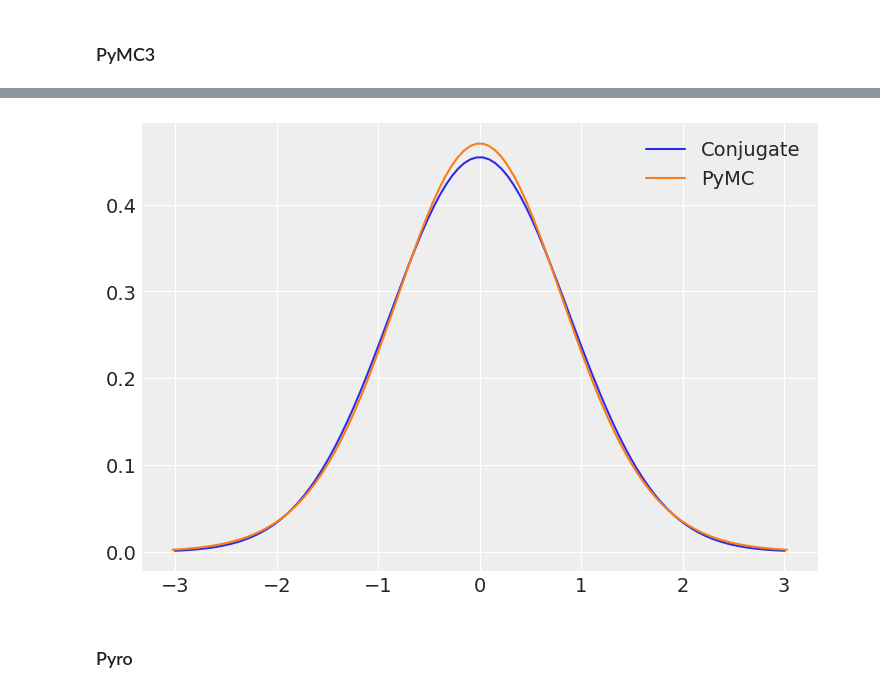
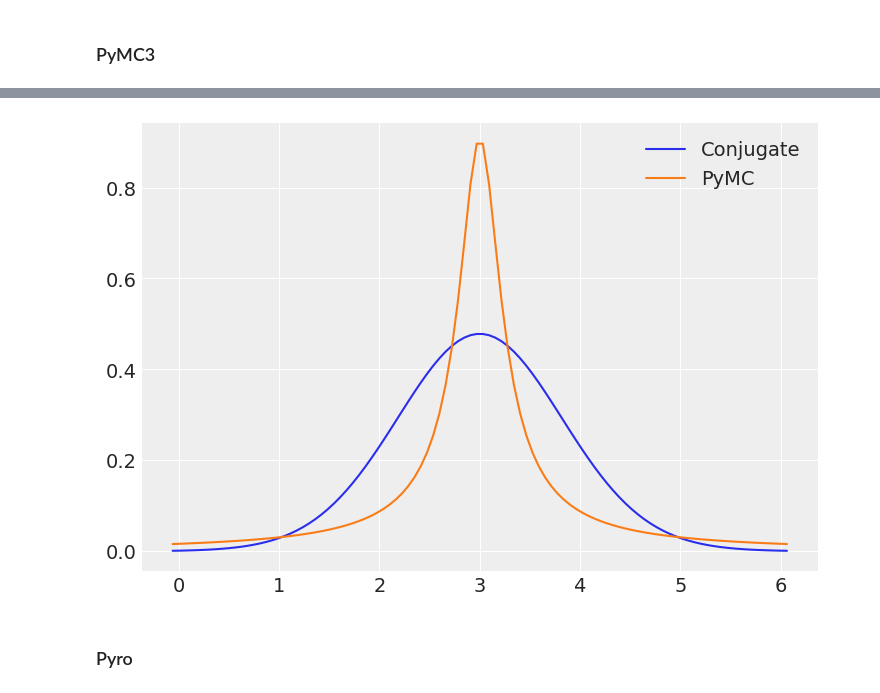
Before and after one commit to patrick-pagni/whats_your_bench, a Jupyter notebook: notebooks/conjugate-priors.ipynb, the cells around one changed output, grey strips where cells are left out. Drawn from its saved outputs; the diff is of its cells as text; code cells hidden in the pictures.

```diff
--- a/notebooks/conjugate-priors.ipynb
+++ b/notebooks/conjugate-priors.ipynb
@@ -288,8 +288,8 @@ $$
 # %% [markdown]
 ### Scratch
 # %%
-n = 1000
-mu = 0
+n = 100
+mu = 3
 prior_alpha = 1
 prior_beta = 1
 
@@ -314,11 +320,11 @@ plt.show();
 # %%
 with pm.Model() as m:
     # Priors for unknown model parameters
-    nu = pm.HalfNormal("nu", sigma = 10)
-    sigma = pm.HalfNormal("sigma", sigma = 10)
+    nu = pm.HalfNormal("nu", sigma = 0.1)
+    sigma = pm.HalfNormal("sigma", sigma = 0.1)
 
     # Likelihood
-    obs = pm.StudentT("obs", nu = nu, mu = 0, sigma = sigma, observed = X)
+    obs = pm.StudentT("obs", nu = nu, mu = 3, sigma = sigma, observed = X)
 
     idata = pm.sample_prior_predictive()
     idata.extend(pm.sample())
@@ -340,24 +346,24 @@ Sampling: [obs]
 # %%
 post = idata.posterior
 
 post_scale = post["sigma"].mean().values
 post_nu = post["nu"].mean().values
 
 # Exact calculation
 conj_std = np.sqrt(posterior_alpha/(posterior_alpha-2))
-z1 = np.linspace(0-3*conj_std, 0+3*conj_std, 100)
+z1 = np.linspace(3-3*conj_std, 3+3*conj_std, 100)
 conj_pred = predictive.pdf(z1)
 
 #Pymc params
-pymc_pred = stats.t(df = post_nu, loc = 0, scale = post_scale).pdf(z1)
+pymc_pred = stats.t(df = post_nu, loc = 3, scale = post_scale).pdf(z1)
 
 fig, ax = plt.subplots()
 ax.plot(z1, conj_pred, label = "Conjugate")
-ax.plot(z2, pymc_pred, label = "PyMC")
+ax.plot(z1, pymc_pred, label = "PyMC")
 ax.legend()
 plt.show();
 # %% [output]
-[figure, old version]
+[figure, new version]
 # %% [markdown]
 ### Pyro
 # %%
```
Also changed, not shown: parts of 9 cells of this notebook, 31 other files.
